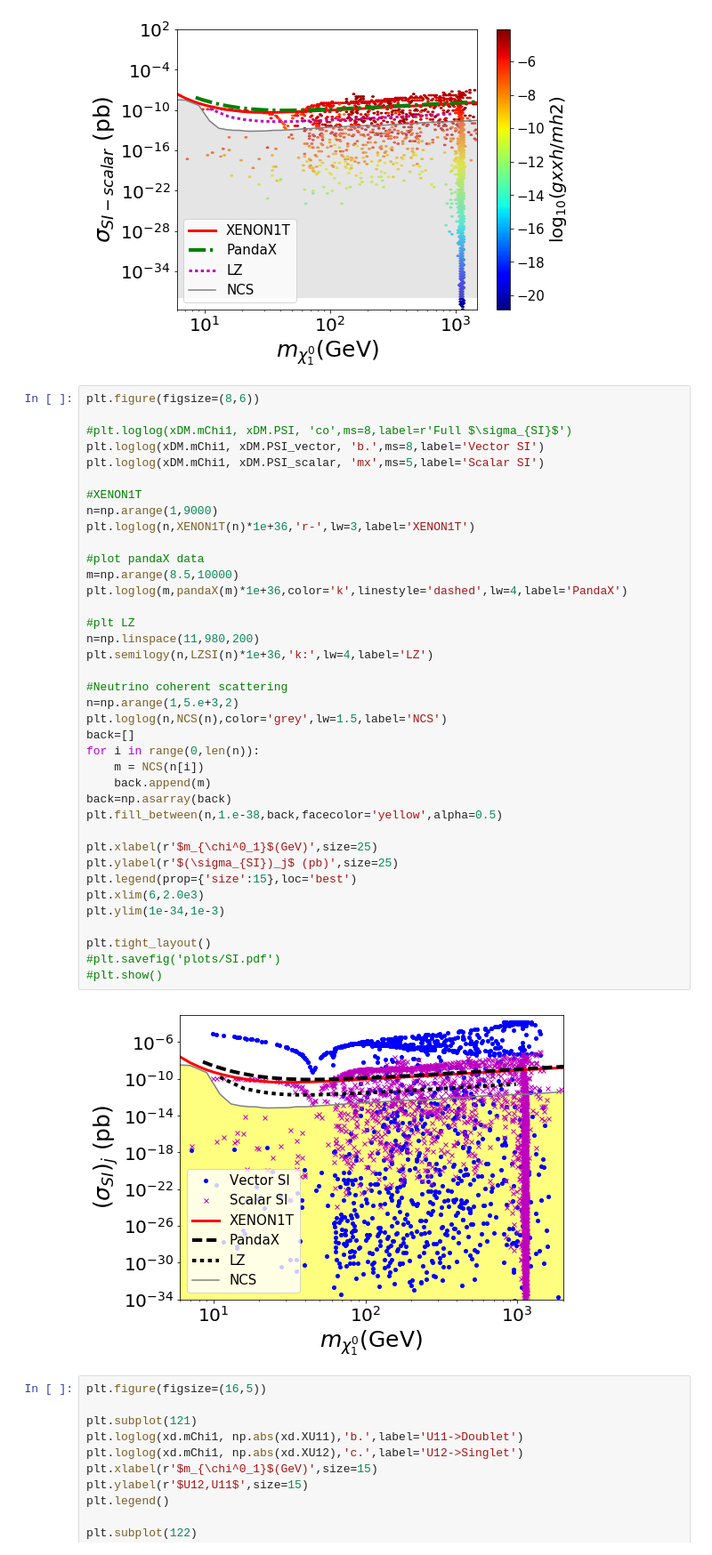
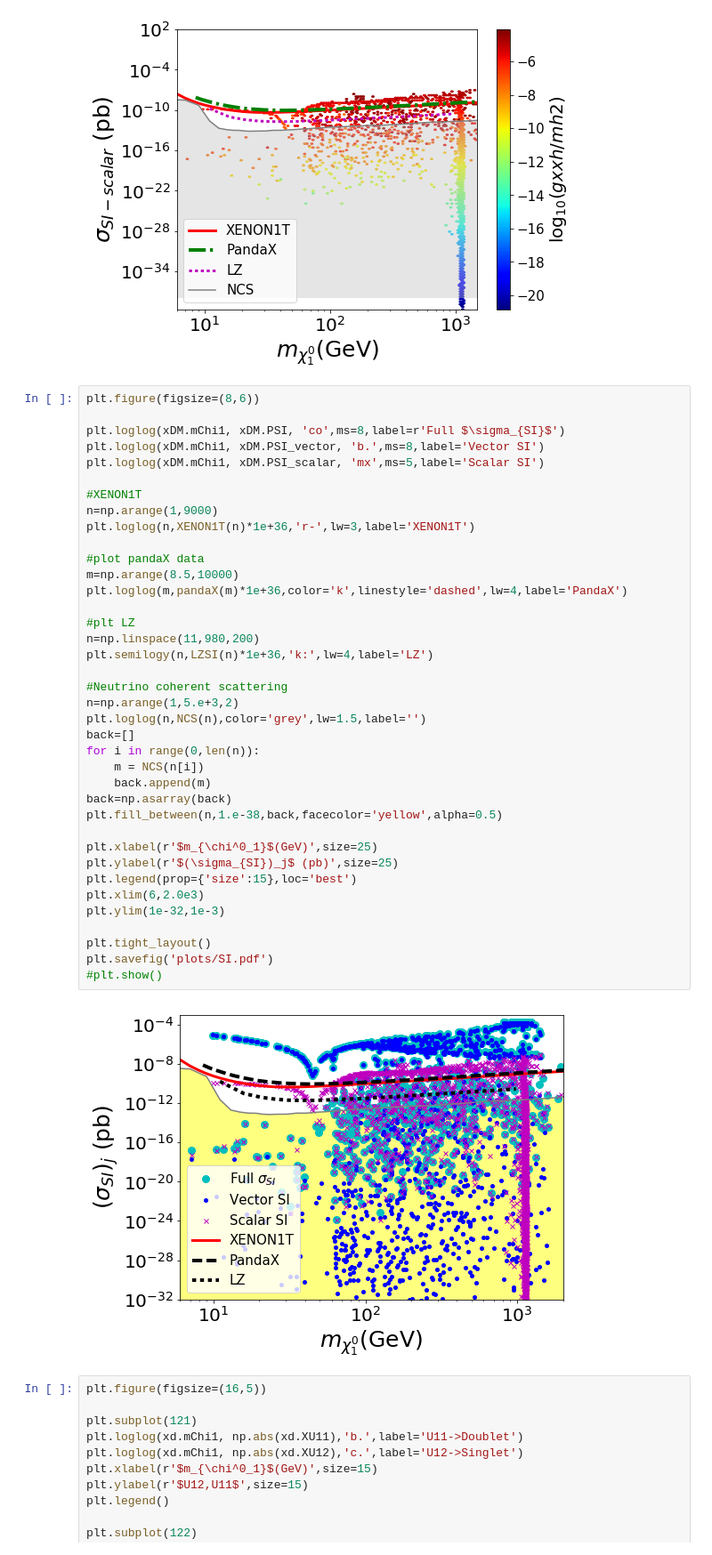
Before and after one commit to anferivera/SDdiracDM, a Jupyter notebook: run-model-general-scan.ipynb, the cells around one changed output. Shown at 89% size. Saved outputs shown, nothing was run; the diff lists cells and outputs as text.

```diff
--- a/run-model-general-scan.ipynb
+++ b/run-model-general-scan.ipynb
@@ -899,43 +899,43 @@ plt.tight_layout()
 # %%
 plt.figure(figsize=(8,6))
 
-#plt.loglog(xDM.mChi1, xDM.PSI, 'co',ms=8,label=r'Full $\sigma_{SI}$')
+plt.loglog(xDM.mChi1, xDM.PSI, 'co',ms=8,label=r'Full $\sigma_{SI}$')
 plt.loglog(xDM.mChi1, xDM.PSI_vector, 'b.',ms=8,label='Vector SI')
 plt.loglog(xDM.mChi1, xDM.PSI_scalar, 'mx',ms=5,label='Scalar SI')
 
 #XENON1T
 n=np.arange(1,9000)
 plt.loglog(n,XENON1T(n)*1e+36,'r-',lw=3,label='XENON1T')
 
 #plot pandaX data
 m=np.arange(8.5,10000)
 plt.loglog(m,pandaX(m)*1e+36,color='k',linestyle='dashed',lw=4,label='PandaX')
 
 #plt LZ
 n=np.linspace(11,980,200)
 plt.semilogy(n,LZSI(n)*1e+36,'k:',lw=4,label='LZ')
 
 #Neutrino coherent scattering
 n=np.arange(1,5.e+3,2)
-plt.loglog(n,NCS(n),color='grey',lw=1.5,label='NCS')
+plt.loglog(n,NCS(n),color='grey',lw=1.5,label='')
 back=[]
 for i in range(0,len(n)):
     m = NCS(n[i])
     back.append(m)
 back=np.asarray(back)
 plt.fill_between(n,1.e-38,back,facecolor='yellow',alpha=0.5)
 
 plt.xlabel(r'$m_{\chi^0_1}$(GeV)',size=25)
 plt.ylabel(r'$(\sigma_{SI})_j$ (pb)',size=25)
 plt.legend(prop={'size':15},loc='best')
 plt.xlim(6,2.0e3)
-plt.ylim(1e-34,1e-3)
+plt.ylim(1e-32,1e-3)
 
 plt.tight_layout()
-#plt.savefig('plots/SI.pdf')
+plt.savefig('plots/SI.pdf')
 #plt.show()
 # %% [output]
-[figure, old version]
+[figure, new version]
 # %%
 plt.figure(figsize=(16,5))
 
```
Also changed, not shown: parts of 3 cells of this notebook, 6 other files.
